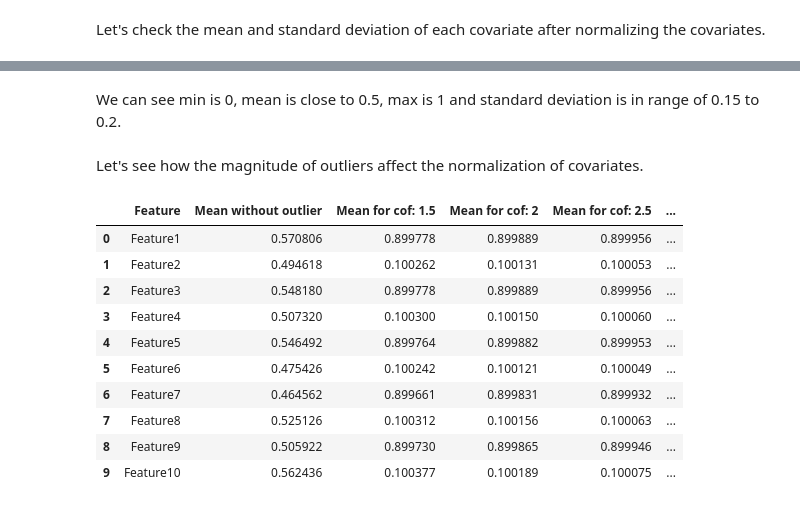
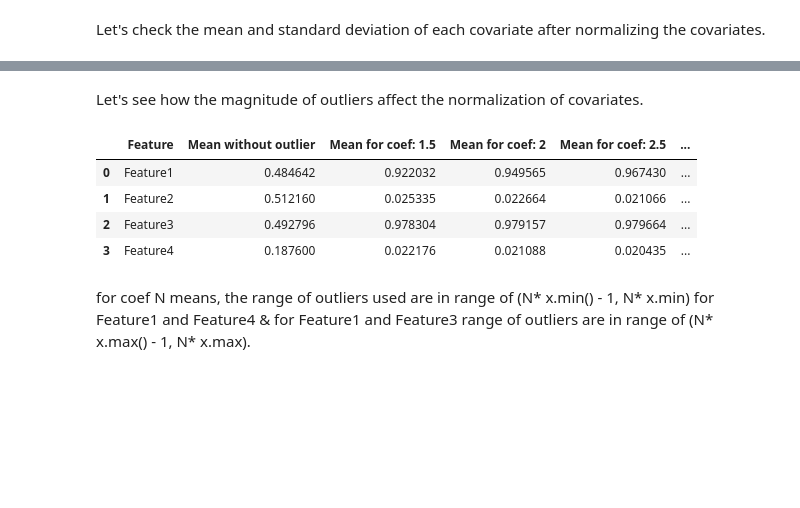
Before and after one commit to RachanaBhankur/IN3063-INM702-Mathematics-and-Programming-for-AI, a Jupyter notebook: Task 2 - Linear Regression - Outliers.ipynb, the cells around one changed output, grey strips where cells are left out. Saved outputs shown, nothing was run; the diff lists cells and outputs as text; code cells hidden in the pictures; blank space fills up the shorter version.

```diff
--- a/Task 2 - Linear Regression - Outliers.ipynb
+++ b/Task 2 - Linear Regression - Outliers.ipynb
@@ -278,4 +291,0 @@ xm,ym = dt.make_regression(n_samples=500,
-# %%
-xm = pd.DataFrame(xm)
-xm.columns = ["Feature1","Feature2","Feature3","Feature4","Feature5","Feature6","Feature7","Feature8","Feature9","Feature10"]
-xm
@@ -296,14 +292,15 @@ xm
 # %% [markdown]
 ## Lets add outliers in different columns
 # %%
-#Here outliers are added at distance of 25 in rows and alternate columns.
-xmwithoutlier = xm
+#Here outliers are added at distance of 25 in rows.
+xmwithoutlier = copy.deepcopy(xm)
 i = 0
 for column in xmwithoutlier.columns:
-    if i % 4 == 0:
-        xmwithoutlier[column][np.arange(0,500,25)] = np.random.uniform(2*xmwithoutlier[column].min() + 1,2*xmwithoutlier[column].min(),size = (20))
-    elif i % 2 == 0:
-        xmwithoutlier[column][np.arange(0,500,25)] = np.random.uniform(2*xmwithoutlier[column].max() - 1,2*xmwithoutlier[column].max(),size = (20))
+    if i % 2 == 0:
+
+        xmwithoutlier[column][np.arange(0,1000,25)] = np.random.uniform(2*xmwithoutlier[column].min() - 1,2*xmwithoutlier[column].min(),size = (40))
+    else:
+        xmwithoutlier[column][np.arange(0,1000,25)] = np.random.uniform(2*xmwithoutlier[column].max() - 1,2*xmwithoutlier[column].max(),size = (40))
 
     i += 1
 # %%
@@ -474,8 +436,8 @@ xn
 Let's check the mean and standard deviation of each covariate after normalizing the covariates.
 # %%
 scaling = MinMaxScaler()
-xnorm = pd.DataFrame(scaling.fit_transform(xn))
-xnorm.columns = xn.columns
+xnorm = pd.DataFrame(scaling.fit_transform(xm))
+xnorm.columns = xm.columns
 meanwno = []
 
 stdwno = []
@@ -497,5 +453,3 @@ For Feature10 Min: 0.0. Mean: 0.5624356333495497. Max: 0.9999999999999999.  Std
-# %% [markdown]
-We can see min is 0, mean is close to 0.5, max is 1 and standard deviation is in range of 0.15 to 0.2.
 # %% [markdown]
 Let's see how the magnitude  of outliers affect the normalization of covariates.
 # %%
@@ -514,7 +468,7 @@ def eon(temp,mcofs):
         i = 0
         for col in xnwithoutlier.columns:
             if i % 2 == 0:
-                xnwithoutlier[col][np.arange(0,200,10)] = np.random.uniform(mcofs[k]*xnwithoutlier[col].min() + 1,mcofs[k]*xnwithoutlier[col].min(),size = (20))
+                xnwithoutlier[col][np.arange(0,200,10)] = np.random.uniform(mcofs[k]*xnwithoutlier[col].min() - 1,mcofs[k]*xnwithoutlier[col].min(),size = (20))
             else:
                 xnwithoutlier[col][np.arange(0,200,10)] = np.random.uniform(mcofs[k]*xnwithoutlier[col].max() - 1,mcofs[k]*xnwithoutlier[col].max(),size = (20))
 
@@ -525,35 +479,31 @@ def eon(temp,mcofs):
 # %%
 normtable = pd.DataFrame({'Feature':[],
 
                          'Mean without outlier':[],
-                         'Mean for cof: 1.5': [],
-                         'Mean for cof: 2':[],
-                         'Mean for cof: 2.5':[],
+                         'Mean for coef: 1.5': [],
+                         'Mean for coef: 2':[],
+                         'Mean for coef: 2.5':[],
 
                          'Std without outlier':[],
-                         'Std for cof: 1.5': [],
-                         'Std for cof: 2':[],
-                         'Std for cof: 2.5':[]})
+                         'Std for coef: 1.5': [],
+                         'Std for coef: 2':[],
+                         'Std for coef: 2.5':[]})
 
 normtable['Mean without outlier'] = meanwno
 normtable['Std without outlier'] = stdwno
-normtable['Feature'] = xn.columns
+normtable['Feature'] = xm.columns
 
 mcofs = [1.5,2,2.5]
-ele = np.array(eon(xn,mcofs))
+ele = np.array(eon(xm,mcofs))
 
 normtable.iloc[:, 2:5] = ele[0].T
 normtable.iloc[:, 6:] = ele[1].T
 normtable
 # %% [output]
-|  | Feature | Mean without outlier | Mean for cof: 1.5 | Mean for cof: 2 | Mean for cof: 2.5 | ... |
-| 0 | Feature1 | 0.570806 | 0.899778 | 0.899889 | 0.899956 | ... |
-| 1 | Feature2 | 0.494618 | 0.100262 | 0.100131 | 0.100053 | ... |
-| 2 | Feature3 | 0.548180 | 0.899778 | 0.899889 | 0.899956 | ... |
-| 3 | Feature4 | 0.507320 | 0.100300 | 0.100150 | 0.100060 | ... |
-| 4 | Feature5 | 0.546492 | 0.899764 | 0.899882 | 0.899953 | ... |
-| 5 | Feature6 | 0.475426 | 0.100242 | 0.100121 | 0.100049 | ... |
-| 6 | Feature7 | 0.464562 | 0.899661 | 0.899831 | 0.899932 | ... |
-| 7 | Feature8 | 0.525126 | 0.100312 | 0.100156 | 0.100063 | ... |
-| 8 | Feature9 | 0.505922 | 0.899730 | 0.899865 | 0.899946 | ... |
-| 9 | Feature10 | 0.562436 | 0.100377 | 0.100189 | 0.100075 | ... |
+|  | Feature | Mean without outlier | Mean for coef: 1.5 | Mean for coef: 2 | Mean for coef: 2.5 | ... |
+| 0 | Feature1 | 0.484642 | 0.922032 | 0.949565 | 0.967430 | ... |
+| 1 | Feature2 | 0.512160 | 0.025335 | 0.022664 | 0.021066 | ... |
+| 2 | Feature3 | 0.492796 | 0.978304 | 0.979157 | 0.979664 | ... |
+| 3 | Feature4 | 0.187600 | 0.022176 | 0.021088 | 0.020435 | ... |
+# %% [markdown]
+for coef N means, the range of outliers used are in range of (N* x.min() - 1, N* x.min) for Feature1 and Feature4 & for Feature1 and Feature3 range of outliers are in range of (N* x.max() - 1, N* x.max).
```
Also changed, not shown: parts of 26 cells of this notebook.
